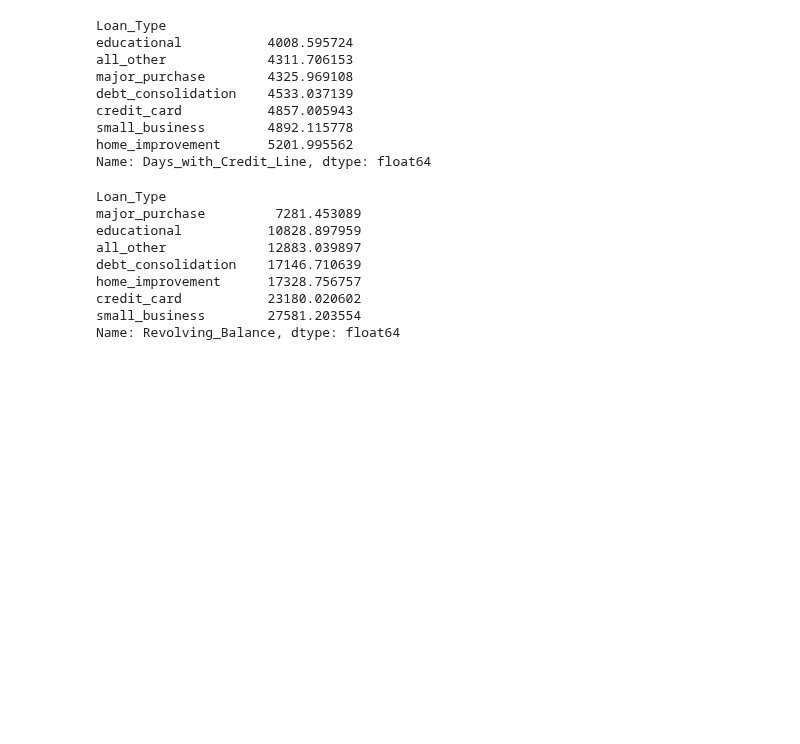
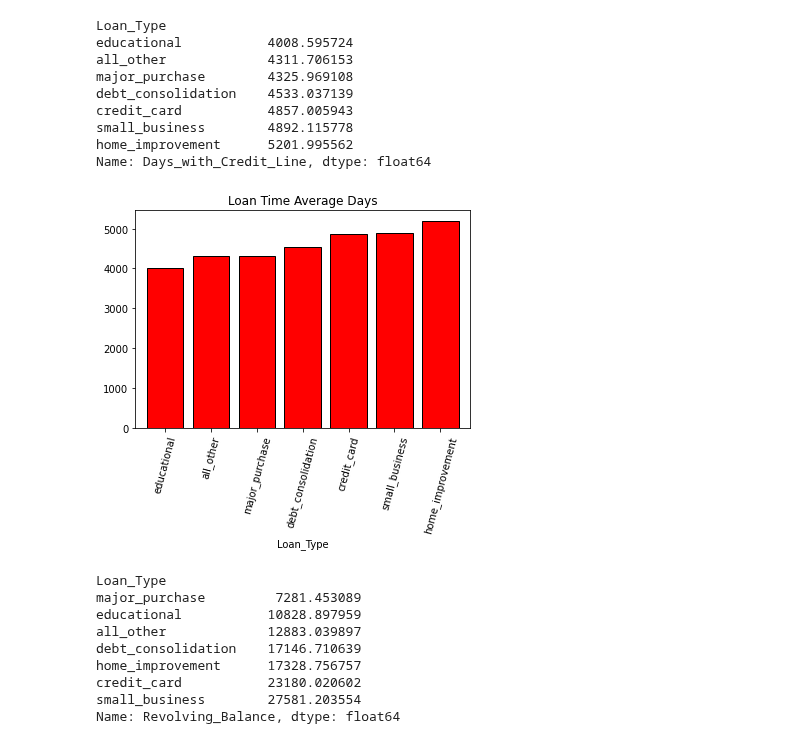
Before and after one commit to paulywog13/loan_data_analysis, a Jupyter notebook: Loan_Data_Analysis.ipynb, the cells around one changed output. Cells and saved outputs as stored; diff of their text form; code cells hidden in the pictures; blank space fills up the shorter version.

```diff
--- a/Loan_Data_Analysis.ipynb
+++ b/Loan_Data_Analysis.ipynb
@@ -110,6 +111,11 @@ credit_card           4857.005943
 small_business        4892.115778
 home_improvement      5201.995562
 Name: Days_with_Credit_Line, dtype: float64
+# %%
+loan_days_plot = loan_type_avg_time.plot.bar(title = "Loan Time Average Days", width = 0.8, edgecolor = 'black',
+                                                     color = "r", rot = 75)
+# %% [output]
+[figure, added]
 # %%
 # Calculate the average outstanding Line of Credit Balance for each Loan Type
 
```
Also changed, not shown: parts of 4 cells of this notebook.
